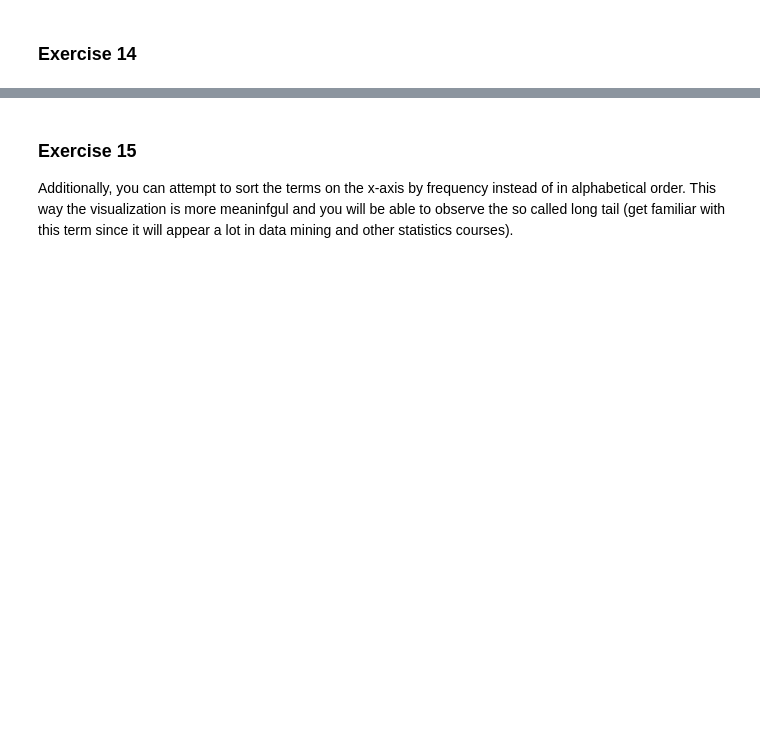
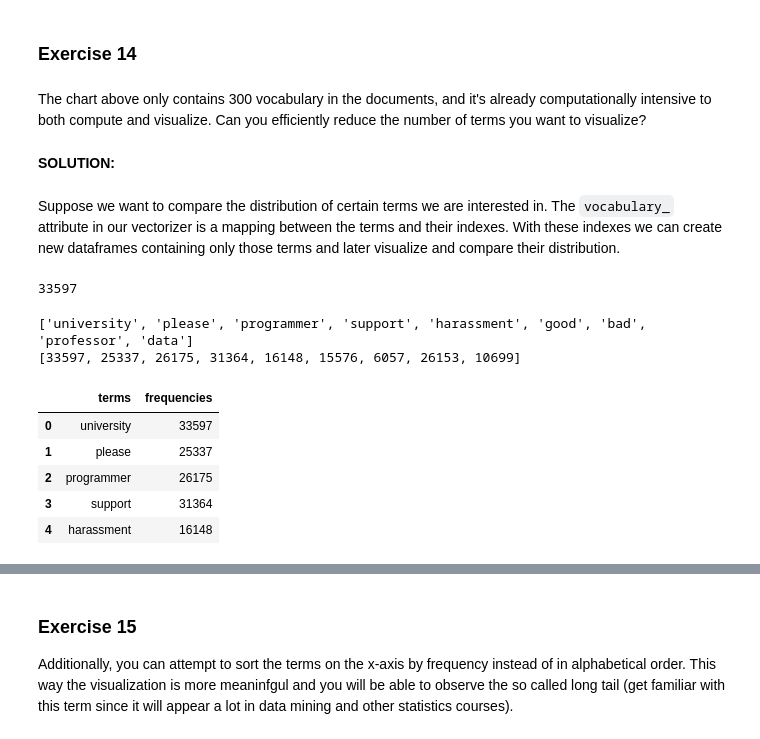
Before and after one commit to vlopez0392/DM2023-Lab1-Fork, a Jupyter notebook: Homework/DM2023_Lab1_Homework.ipynb, the cells around one changed output, grey strips where cells are left out. Cells and saved outputs as stored; diff of their text form; code cells hidden in the pictures; blank space fills up the shorter version.

```diff
--- a/Homework/DM2023_Lab1_Homework.ipynb
+++ b/Homework/DM2023_Lab1_Homework.ipynb
@@ -403,3 +406,50 @@ fig.show()
 [interactive output not drawn]
 # %% [markdown]
 ### **Exercise 14**
+# %% [markdown]
+The chart above only contains 300 vocabulary in the documents, and it's already computationally intensive to both compute and visualize. Can you efficiently reduce the number of terms you want to visualize?
+# %% [markdown]
+**SOLUTION:**
+# %% [markdown]
+Suppose we want to compare the distribution of certain terms we are interested in. The `vocabulary_` attribute in our vectorizer is a mapping between the terms and their indexes. With these indexes we can create new dataframes containing only those terms and later visualize and compare their distribution.
+# %%
+count_vect.vocabulary_["university"]
+# %% [output]
+33597
+# %%
+###Suppose we are interested in the following terms:
+terms = ['university','please','0','programmer','support', 'harassment'];
+
+def findIdx(terms):
+  index_arr = [];
+  res = 0;
+
+  for key in terms:
+    try:
+      res = count_vect.vocabulary_[key];
+      index_arr.append(res);
+    except: ##Handle term not present in the vocabulary
+      print("The key: ", key, " does not exist in the vocabulary" ); ##Could erase the key from the terms array
+  return index_arr
+
+terms = ['university','please','programmer','support', 'harassment','good','bad','professor','data'];
+indexes = findIdx(terms);
+print(terms);
+print(indexes);
+# %% [output]
+['university', 'please', 'programmer', 'support', 'harassment', 'good', 'bad', 'professor', 'data']
+[33597, 25337, 26175, 31364, 16148, 15576, 6057, 26153, 10699]
+# %%
+###Create a dataframe with the terms of interest
+term_freq= np.take(np.asarray(X_counts.sum(axis=0))[0], indexes)
+
+term_DF = pd.DataFrame([terms, indexes]).T;
+term_DF.columns = ['terms','frequencies'];
+term_DF.head()
+# %% [output]
+|  | terms | frequencies |
+| 0 | university | 33597 |
+| 1 | please | 25337 |
+| 2 | programmer | 26175 |
+| 3 | support | 31364 |
+| 4 | harassment | 16148 |
```
Also changed, not shown: parts of 5 cells of this notebook, 1 other file.
